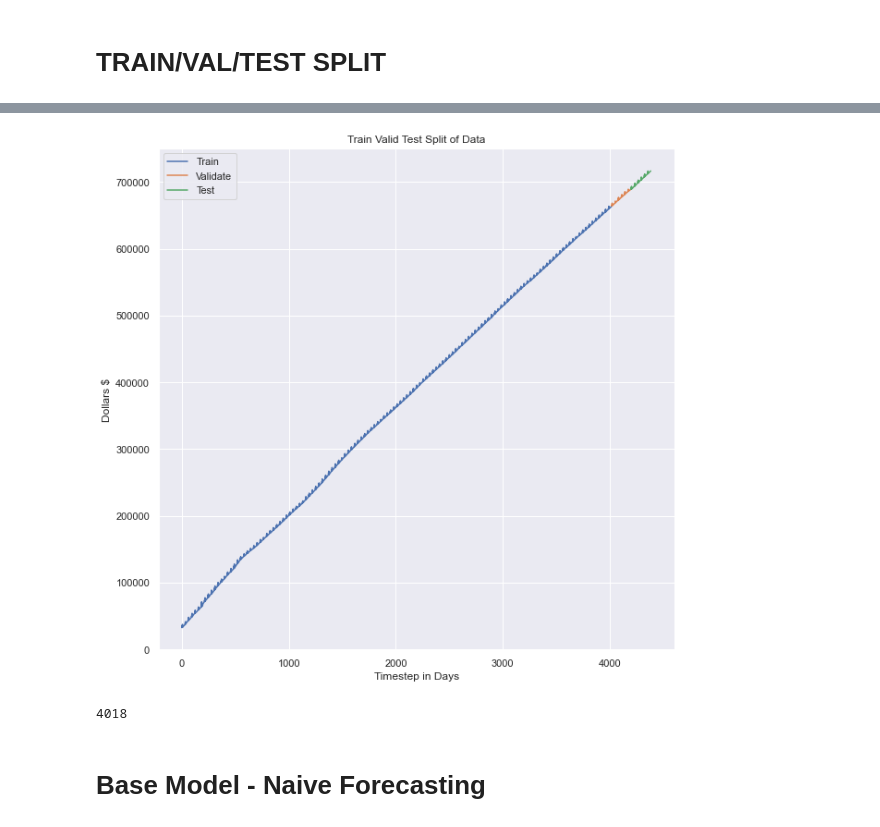
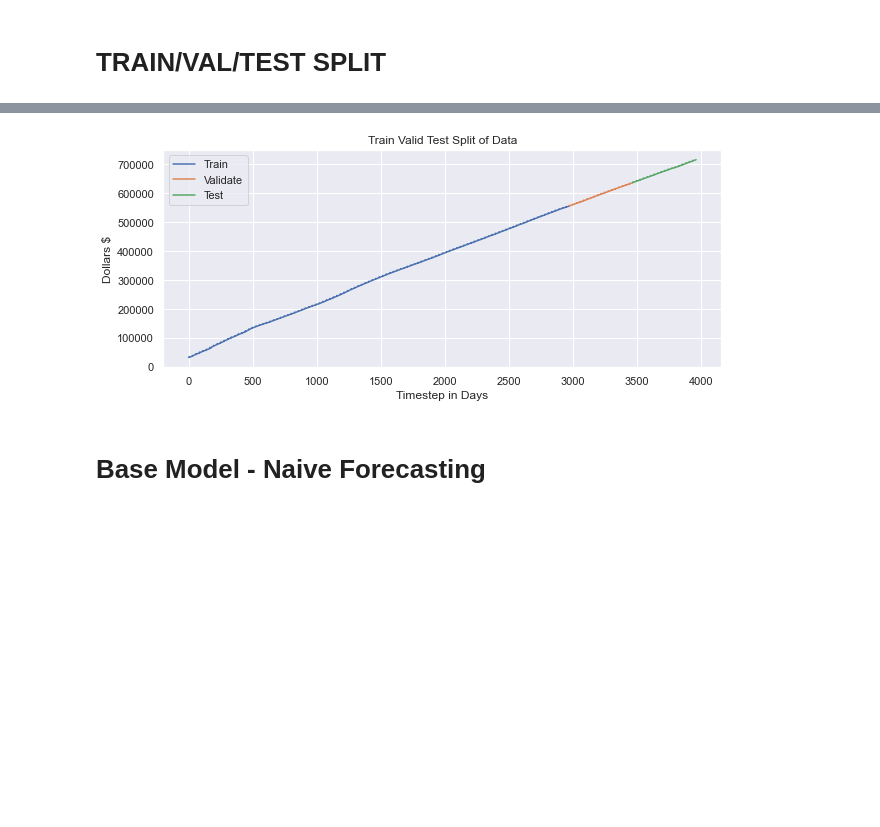
Before and after one commit to CasellaJr/Forecasting-Blockchain-indicators-for-analyzing-BTC-future-price, a Jupyter notebook: Block Height.ipynb, the cells around one changed output, grey strips where cells are left out. Drawn from its saved outputs; the diff is of its cells as text; code cells hidden in the pictures; blank space fills up the shorter version.

```diff
--- a/Block Height.ipynb
+++ b/Block Height.ipynb
@@ -117,19 +75,0 @@ block_height.head(20)
-# %%
-block_heightvalue0=(block_height["Value"].iloc[0] + block_height["Value"].iloc[1])/2
-block_heightvalue1=(block_height["Value"].iloc[2] + block_height["Value"].iloc[3])/2
-block_heightvalue2=(block_height["Value"].iloc[4] + block_height["Value"].iloc[5])/2
-
-print(block_heightvalue0, block_heightvalue1, block_heightvalue2)
-
-block_height = block_height.drop(labels=0, axis=0)
-block_height = block_height.drop(labels=2, axis=0)
-block_height = block_height.drop(labels=4, axis=0)
-
-#fixing index
-block_height.reset_index(drop=True, inplace=True)
-
-block_height["Value"].iloc[0] = block_heightvalue0
-block_height["Value"].iloc[1] = block_heightvalue1
-block_height["Value"].iloc[2] = block_heightvalue2
-
-block_height
@@ -340,9 +205,8 @@ Name: Value, Length: 4383, dtype: int64
 # %%
-plt.rc("figure", figsize=(16, 16))
 res1 = STL(block_height["Value"], period=365, robust=True).fit()
 res2 = STL(block_height["Value"], period=365, robust=False).fit()
 
-fig, axs = plt.subplots(ncols=3, figsize=(15,6))
+fig, axs = plt.subplots(ncols=3, figsize=(15,4))
 axs[0].plot(res1.resid, label="robust")
 axs[0].plot(res2.resid, label="no robust")
 axs[0].legend()
@@ -354,7 +218,6 @@ axs[2].plot(res1.trend)
 axs[2].plot(res2.trend)
 axs[2].title.set_text('Trend')
 
-
 fig.suptitle('BLOCK HEIGHT / 2013-2021 ')
 # %% [output]
 Text(0.5, 0.98, 'BLOCK HEIGHT / 2013-2021 ')
@@ -366,9 +225,8 @@ fig = res1.plot() #BIGGER VIEW
 # %%
-plt.rc("figure", figsize=(16, 16))
 res3 = STL(blockh["Value"], period=365, robust=True).fit()
 res4 = STL(blockh["Value"], period=365, robust=False).fit()
 
-fig, axs = plt.subplots(ncols=3, figsize=(15,6))
+fig, axs = plt.subplots(ncols=3, figsize=(15,4))
 axs[0].plot(res3.resid, label="robust")
 axs[0].plot(res4.resid, label="no robust")
 axs[0].legend()
@@ -380,7 +238,6 @@ axs[2].plot(res3.trend)
 axs[2].plot(res4.trend)
 axs[2].title.set_text('Trend')
 
-
 fig.suptitle('BLOCK HEIGHT / 2017-2021 ')
 # %% [output]
 Text(0.5, 0.98, 'BLOCK HEIGHT / 2017-2021 ')
@@ -443,22 +276,23 @@ axs[1].legend()
 series = block_height['Value']
 
 # Create train data set
-train_split_date = '2020-12-31'
+train_split_date = '2018-12-31'
 train_split_index = np.where(block_height.Timestamp == train_split_date)[0][0]
 x_train = block_height.loc[block_height['Timestamp'] <= train_split_date]['Value']
 
 # Create test data set
-test_split_date = '2021-06-29'
+test_split_date = '2020-06-29'
 test_split_index = np.where(block_height.Timestamp == test_split_date)[0][0]
 x_test = block_height.loc[block_height['Timestamp'] >= test_split_date]['Value']
 
 # Create valid data set
 valid_split_index = (train_split_index.max(),test_split_index.min())
-x_valid = block_height.loc[(block_height['Timestamp'] < test_split_date) & (block_height['Timestamp'] > train_split_date)]['Value']
+x_valid = block_height.loc[(block_height['Timestamp'] < test_split_date) &
+                           (block_height['Timestamp'] > train_split_date)]['Value']
 # %%
 # set style of charts
 sns.set(style="darkgrid")
-plt.rcParams['figure.figsize'] = [10, 10]
+plt.rcParams['figure.figsize'] = [10, 4]
 
 # Create a plot showing the split of the train, valid, and test data
 plt.plot(x_train, label = 'Train')
@@ -468,8 +302,4 @@ plt.title('Train Valid Test Split of Data')
 plt.ylabel('Dollars $')
 plt.xlabel('Timestep in Days')
 plt.legend()
-#print(x_train.index.max(),x_valid.index.min(),x_valid.index.max(),x_test.index.min(),x_test.index.max())
-print("Train set ranging from 2010-01-01 to", block_height.iloc[4017]["Timestamp"], "- Number of days =", len(x_train.index))
-print("Validation set ranging from", block_height.iloc[x_valid.index.min()]["Timestamp"], "to", block_height.iloc[x_valid.index.max()]["Timestamp"], "- Number of days =", len(x_valid.index))
-print("Test set ranging from", block_height.iloc[x_test.index.min()]["Timestamp"], "to", block_height.iloc[x_test.index.max()]["Timestamp"], "- Number of days =", len(x_test.index))
 # %% [output]
@@ -479,8 +307,4 @@ Test set ranging from 2021-06-29 00:00:00 to 2021-12-31 00:00:00 - Number of day
-[figure, old version]
+[figure, new version]
-# %%
-len(x_train.index)
-# %% [output]
-4018
 # %%
 # Lets create a dictionary to store all of our model training scores to view later
 model_mae_scores = {}
```
Also changed, not shown: parts of 118 cells of this notebook.
